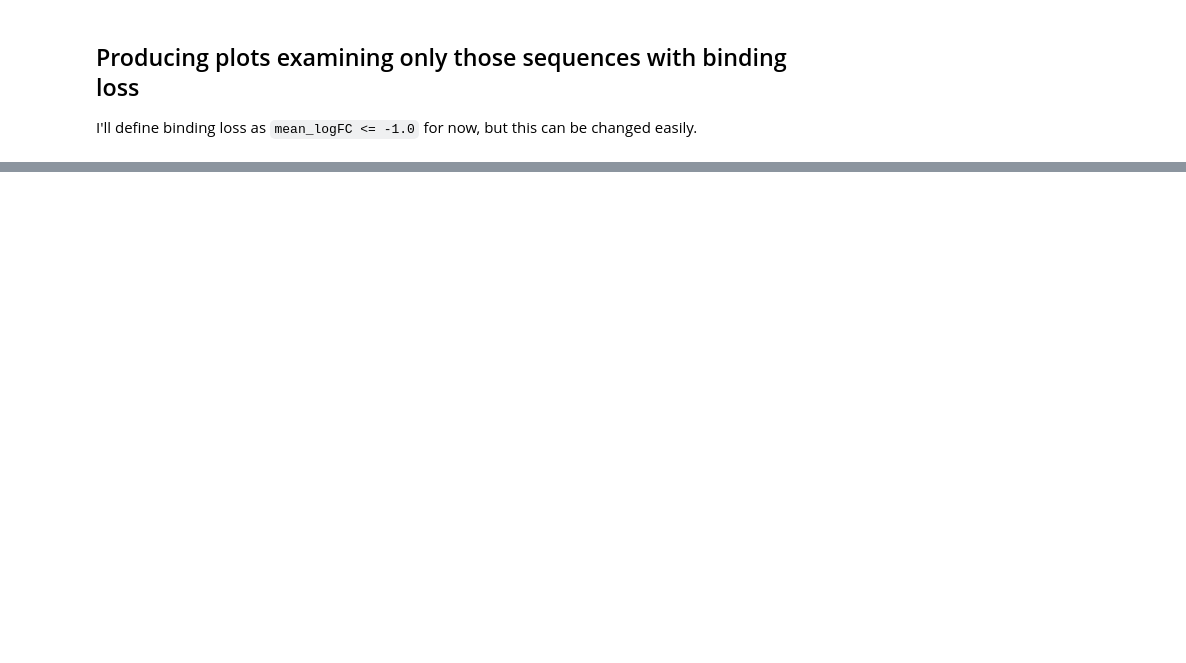
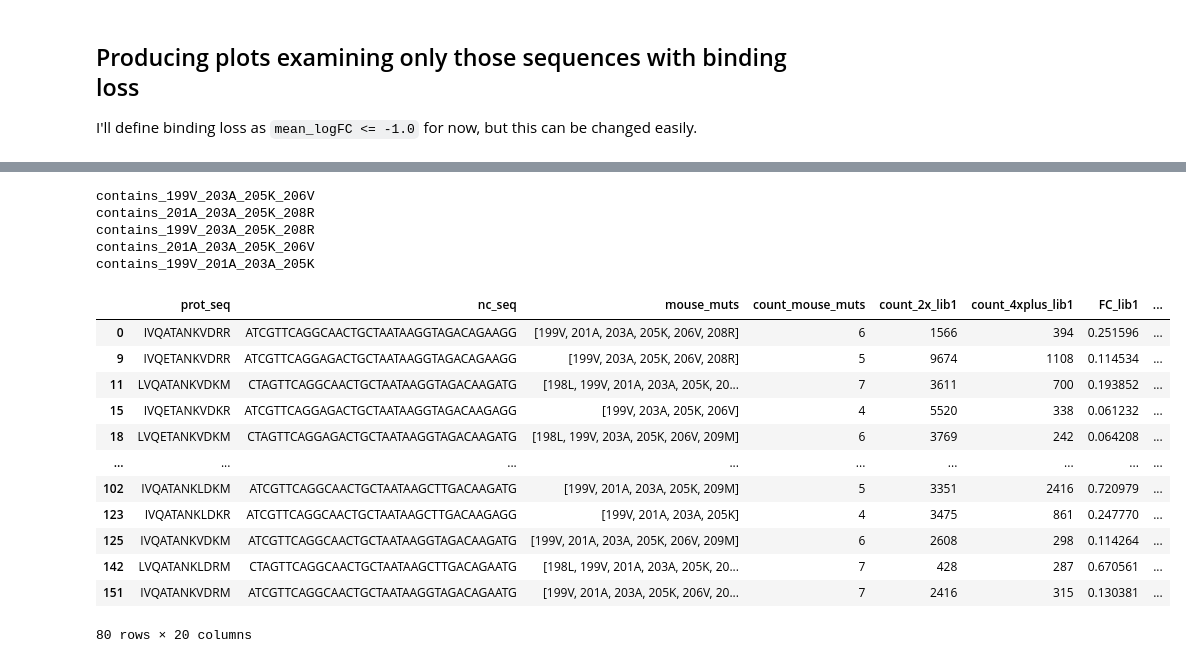
Before and after one commit to jbloomlab/ZIKV_Y2H_198-209_combinatorial_library, a Jupyter notebook: analysis_notebook.ipynb, the cells around one changed output, grey strips where cells are left out. Cells and saved outputs as stored; diff of their text form; code cells hidden in the pictures; blank space fills up the shorter version.

```diff
--- a/analysis_notebook.ipynb
+++ b/analysis_notebook.ipynb
@@ -798,0 +883,33 @@ chart
+# %%
+trajectory_merged_df.query('contains_199V_203A_205K_206V == True')
+
+merged_mut_seqsets_df = pd.DataFrame(columns = ['prot_seq', 'nc_seq', 'mouse_muts', 'count_mouse_muts', 'count_2x_lib1', 'count_4xplus_lib1', 'FC_lib1', 'logFC_lib1',
+                          'count_2x_lib2', 'count_4xplus_lib2', 'FC_lib2', 'logFC_lib2', 'mean_FC', 'mean_logFC', 'std',
+                          'contains_199V_203A_205K_206V','contains_201A_203A_205K_208R', 'contains_199V_203A_205K_208R',
+                          'contains_201A_203A_205K_206V', 'contains_199V_201A_203A_205K'])
+
+for mut in mut_seq_list:
+    print(mut)
+    merged_mut_seqsets_df = pd.concat([merged_mut_seqsets_df, trajectory_merged_df.query(f'{mut} == True')])
+
+
+merged_mut_seqsets_df
+# %% [output]
+contains_199V_203A_205K_206V
+contains_201A_203A_205K_208R
+contains_199V_203A_205K_208R
+contains_201A_203A_205K_206V
+contains_199V_201A_203A_205K
+|  | prot_seq | nc_seq | mouse_muts | count_mouse_muts | count_2x_lib1 | count_4xplus_lib1 | FC_lib1 | ... |
+| 0 | IVQATANKVDRR | ATCGTTCAGGCAACTGCTAATAAGGTAGACAGAAGG | [199V, 201A, 203A, 205K, 206V, 208R] | 6 | 1566 | 394 | 0.251596 | ... |
+| 9 | IVQETANKVDRR | ATCGTTCAGGAGACTGCTAATAAGGTAGACAGAAGG | [199V, 203A, 205K, 206V, 208R] | 5 | 9674 | 1108 | 0.114534 | ... |
+| 11 | LVQATANKVDKM | CTAGTTCAGGCAACTGCTAATAAGGTAGACAAGATG | [198L, 199V, 201A, 203A, 205K, 20... | 7 | 3611 | 700 | 0.193852 | ... |
+| 15 | IVQETANKVDKR | ATCGTTCAGGAGACTGCTAATAAGGTAGACAAGAGG | [199V, 203A, 205K, 206V] | 4 | 5520 | 338 | 0.061232 | ... |
+| 18 | LVQETANKVDKM | CTAGTTCAGGAGACTGCTAATAAGGTAGACAAGATG | [198L, 199V, 203A, 205K, 206V, 209M] | 6 | 3769 | 242 | 0.064208 | ... |
+| ... | ... | ... | ... | ... | ... | ... | ... | ... |
+| 102 | IVQATANKLDKM | ATCGTTCAGGCAACTGCTAATAAGCTTGACAAGATG | [199V, 201A, 203A, 205K, 209M] | 5 | 3351 | 2416 | 0.720979 | ... |
+| 123 | IVQATANKLDKR | ATCGTTCAGGCAACTGCTAATAAGCTTGACAAGAGG | [199V, 201A, 203A, 205K] | 4 | 3475 | 861 | 0.247770 | ... |
+| 125 | IVQATANKVDKM | ATCGTTCAGGCAACTGCTAATAAGGTAGACAAGATG | [199V, 201A, 203A, 205K, 206V, 209M] | 6 | 2608 | 298 | 0.114264 | ... |
+| 142 | LVQATANKLDRM | CTAGTTCAGGCAACTGCTAATAAGCTTGACAGAATG | [198L, 199V, 201A, 203A, 205K, 20... | 7 | 428 | 287 | 0.670561 | ... |
+| 151 | IVQATANKVDRM | ATCGTTCAGGCAACTGCTAATAAGGTAGACAGAATG | [199V, 201A, 203A, 205K, 206V, 20... | 7 | 2416 | 315 | 0.130381 | ... |
+80 rows × 20 columns
```
Also changed, not shown: parts of 9 cells of this notebook, 5 other files.
